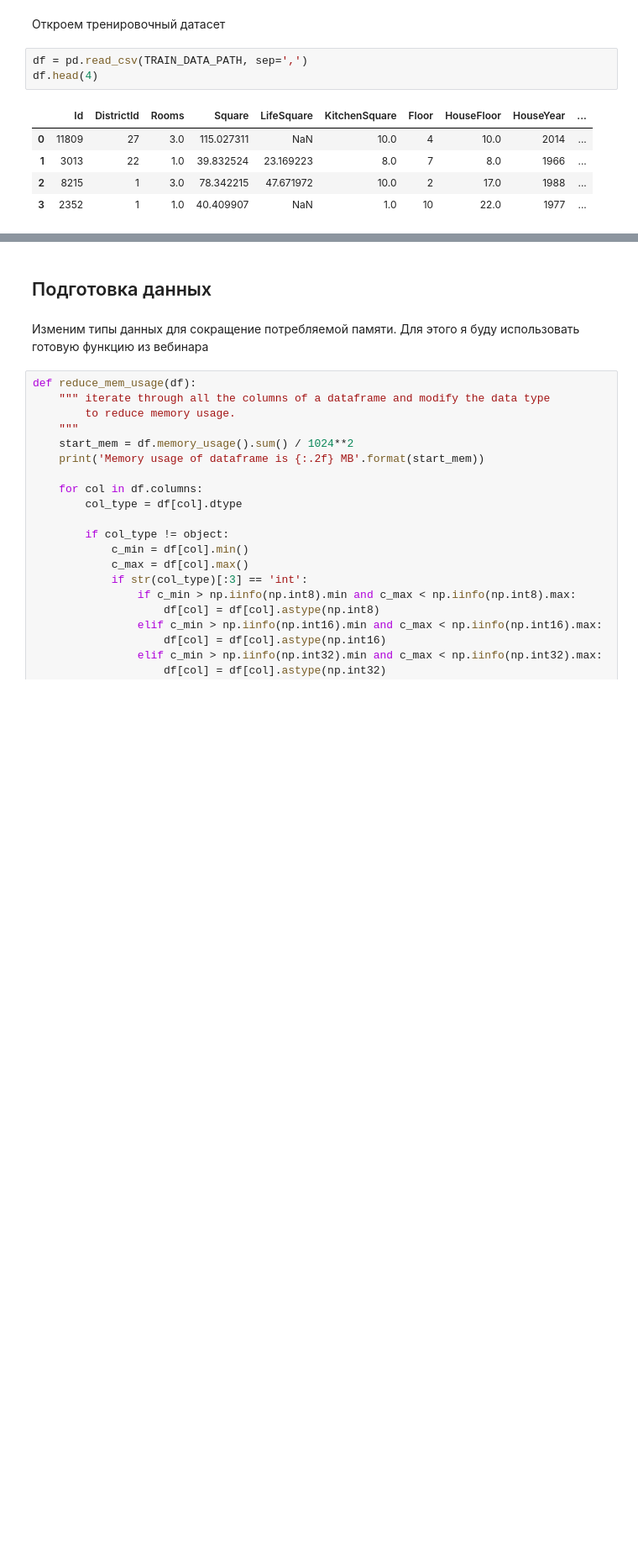
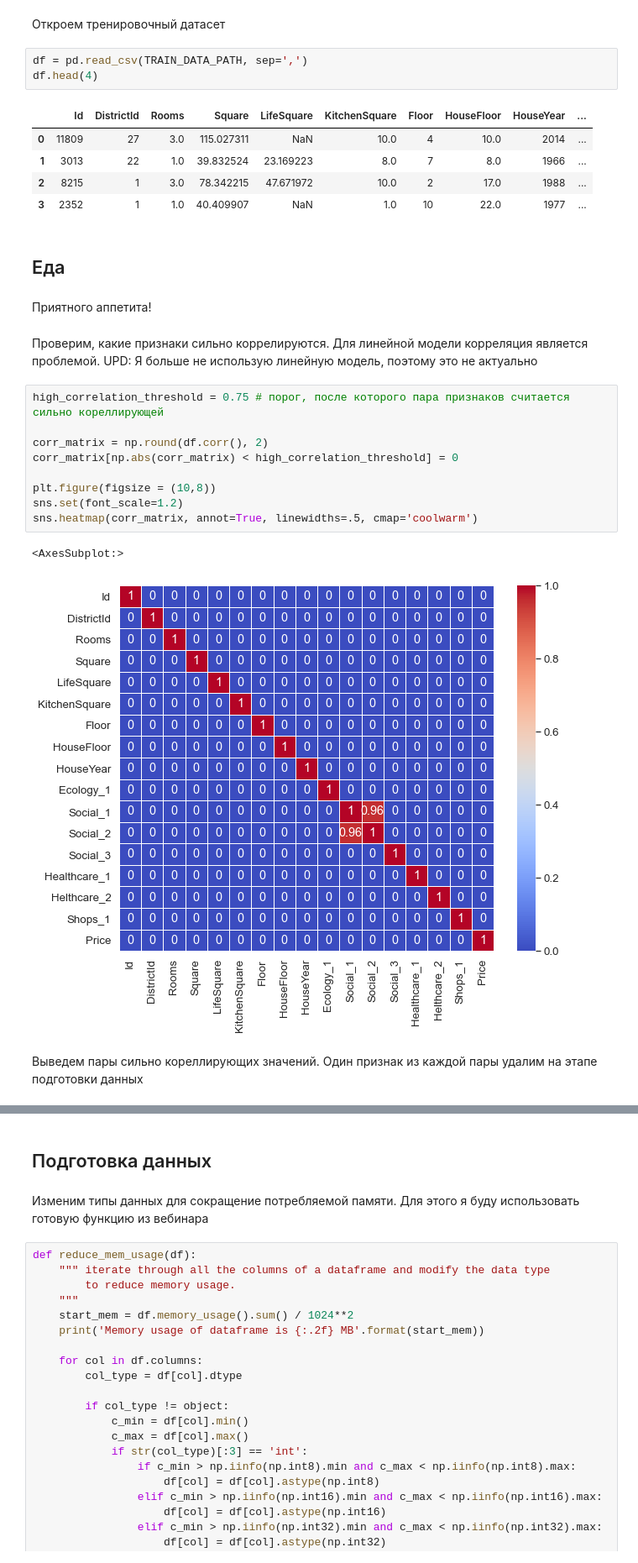
Before and after one commit to FlightBlaze/ds-course-work, a Jupyter notebook: course-work.ipynb, the cells around one changed output, grey strips where cells are left out. Shown: that part at 84% size. Drawn from its saved outputs; the diff is of its cells as text; blank space fills up the shorter version.

```diff
--- a/course-work.ipynb
+++ b/course-work.ipynb
@@ -21,3 +24,23 @@ df.head(4)
 | 1 | 3013 | 22 | 1.0 | 39.832524 | 23.169223 | 8.0 | 7 | 8.0 | 1966 | ... |
 | 2 | 8215 | 1 | 3.0 | 78.342215 | 47.671972 | 10.0 | 2 | 17.0 | 1988 | ... |
 | 3 | 2352 | 1 | 1.0 | 40.409907 | NaN | 1.0 | 10 | 22.0 | 1977 | ... |
+# %% [markdown]
+## Еда
+# %% [markdown]
+Приятного аппетита!
+# %% [markdown]
+Проверим, какие признаки сильно коррелируются. Для линейной модели корреляция является проблемой. UPD: Я больше не использую линейную модель, поэтому это не актуально
+# %%
+high_correlation_threshold = 0.75 # порог, после которого пара признаков считается сильно кореллирующей
+
+corr_matrix = np.round(df.corr(), 2)
+corr_matrix[np.abs(corr_matrix) < high_correlation_threshold] = 0
+
+plt.figure(figsize = (10,8))
+sns.set(font_scale=1.2)
+sns.heatmap(corr_matrix, annot=True, linewidths=.5, cmap='coolwarm')
+# %% [output]
+<AxesSubplot:>
+[figure, new version]
+# %% [markdown]
+Выведем пары сильно кореллирующих значений. Один признак из каждой пары удалим на этапе подготовки данных
```
Also changed, not shown: parts of 17 cells of this notebook.
